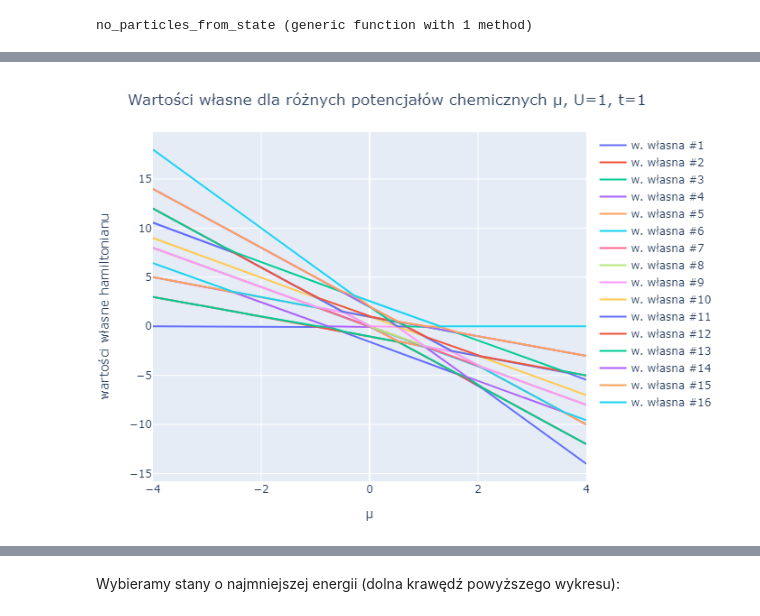
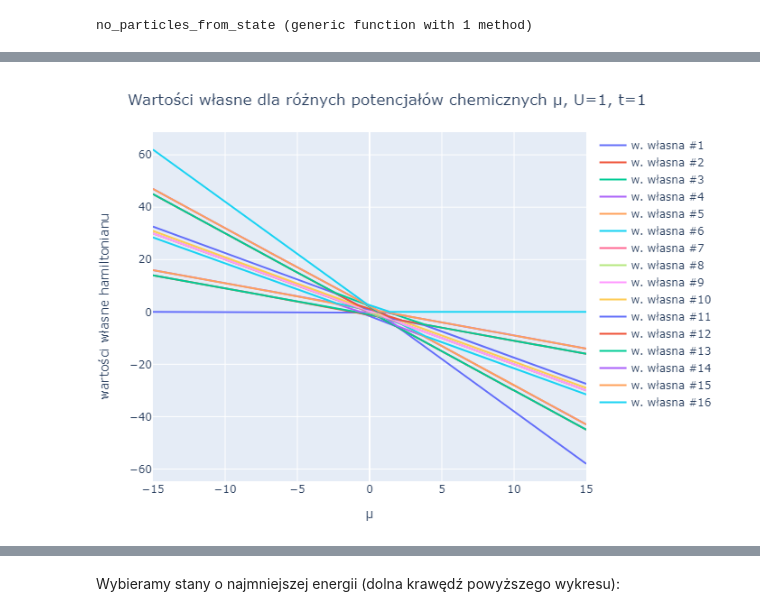
Before and after one commit to kbolembach/Hubbard, a Jupyter notebook: hubbard.ipynb, the cells around one changed output, grey strips where cells are left out. Drawn from its saved outputs; the diff is of its cells as text; code cells hidden in the pictures.

```diff
--- a/hubbard.ipynb
+++ b/hubbard.ipynb
@@ -19,14 +21,16 @@ const next = [collect(2:N); 1]
 # %%
-pot_max = 4
-pot_step = 0.01
+pot_max = 15
+pot_step = 0.05
 potentials = collect(-pot_max:pot_step:pot_max)
-eigs_mat_orig = reduce(hcat,[real(eigvals(get_hamiltonian(states, U, t, pot, next, N))) for pot in potentials])'
+data = [eigen(get_hamiltonian(states, U, t, pot, next, N)) for pot in potentials]
+eigs_mat_orig = reduce(hcat,[real(d.values) for d in data])'
+eigvecs = [real(d.vectors) for d in data]
 eigs_mat = [eigs_mat_orig[:,i] for i in 1:size(eigs_mat_orig,2)]
 layout = Layout(
     title="Wartości własne dla różnych potencjałów chemicznych μ, U=$U, t=$t",
     xaxis_title="μ",
     yaxis_title="wartości własne hamiltonianu",
 )
 pl = plot([scatter(x=potentials, y=eig, name="w. własna #$no") for (eig, no) in zip(eigs_mat, 1:(2N)^2)], layout)
 # %% [output]
-[figure, old version]
+[figure, new version]
```
Also changed, not shown: parts of 8 cells of this notebook, 1 other file.
